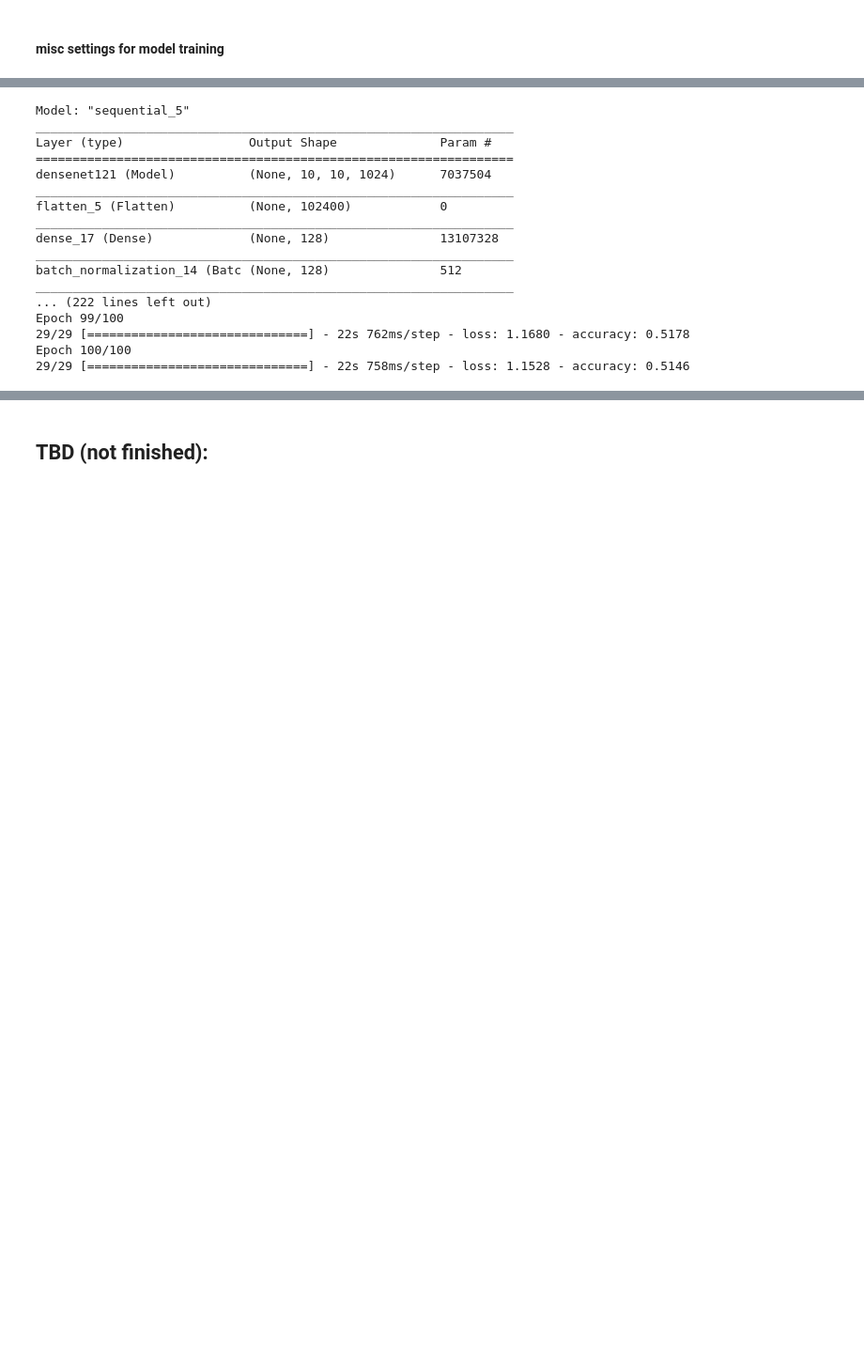
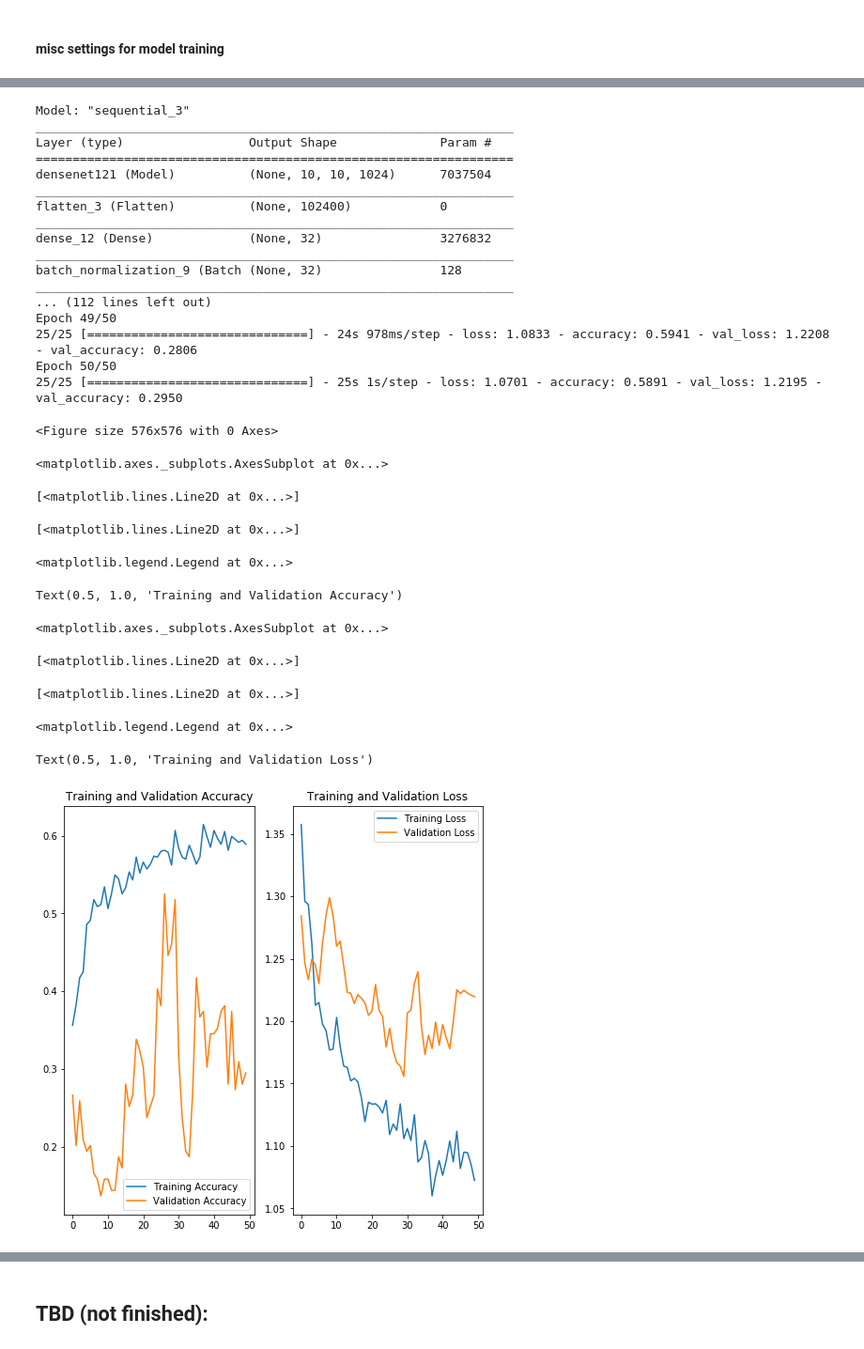
Before and after one commit to zwh42/CancerDetection, a Jupyter notebook: CancerDetection.ipynb, the cells around one changed output, grey strips where cells are left out. Shown at 94% size. Drawn from its saved outputs; the diff is of its cells as text; code cells hidden in the pictures; blank space fills up the shorter version.

```diff
--- a/CancerDetection.ipynb
+++ b/CancerDetection.ipynb
@@ -433,7 +456,6 @@ model: ./simple_cnn_model.h5 saved.
 # %%
 base_model = tf.keras.applications.DenseNet121(input_shape=(IMG_HEIGHT, IMG_WIDTH ,3), include_top=False, weights='imagenet')
-
-transfer_model = build_transfer_learning_model(base_model) # #build_model() #
+transfer_model = build_transfer_learning_model(base_model) #
 
 optimizer = Adam(
     learning_rate=0.001, epsilon=1e-07, amsgrad=False,)
@@ -450,29 +472,64 @@ d_class_weights = dict(enumerate(class_weights))
 print("class_weight: ", d_class_weights)
 
 
-history = transfer_model..fit(datagen.flow(train_X, train_Y, batch_size = 32),
-                    epochs=10, shuffle = True,
+history = transfer_model.fit(datagen.flow(train_X, train_Y, batch_size = 32),
+                    epochs=50, shuffle = True,
                     class_weight = d_class_weights,
                     callbacks = [tensorboard_callback], verbose = 1,
                     validation_data = (test_X, test_Y)
                     )
 
-transfer_model.save(os.path.join(MODEL_PATH, "transfer_learning_model.h5"))
+transfer_model.save(os.path.join(MODEL_DIR, "transfer_learning_model.h5"))
 # %% [output]
-Model: "sequential_5"
+Model: "sequential_3"
 _________________________________________________________________
 Layer (type)                 Output Shape              Param #
 =================================================================
 densenet121 (Model)          (None, 10, 10, 1024)      7037504
 _________________________________________________________________
-flatten_5 (Flatten)          (None, 102400)            0
+flatten_3 (Flatten)          (None, 102400)            0
 _________________________________________________________________
-dense_17 (Dense)             (None, 128)               13107328
+dense_12 (Dense)             (None, 32)                3276832
 _________________________________________________________________
-batch_normalization_14 (Batc (None, 128)               512
+batch_normalization_9 (Batch (None, 32)                128
 _________________________________________________________________
-... (222 lines left out)
-Epoch 99/100
-29/29 [==============================] - 22s 762ms/step - loss: 1.1680 - accuracy: 0.5178
-Epoch 100/100
-29/29 [==============================] - 22s 758ms/step - loss: 1.1528 - accuracy: 0.5146
+... (112 lines left out)
+Epoch 49/50
+25/25 [==============================] - 24s 978ms/step - loss: 1.0833 - accuracy: 0.5941 - val_loss: 1.2208 - val_accuracy: 0.2806
+Epoch 50/50
+25/25 [==============================] - 25s 1s/step - loss: 1.0701 - accuracy: 0.5891 - val_loss: 1.2195 - val_accuracy: 0.2950
+# %%
+acc = history.history['accuracy']
+val_acc = history.history['val_accuracy']
+
+loss=history.history['loss']
+val_loss=history.history['val_loss']
+
+epochs_range = range(len(acc))
+
+plt.figure(figsize=(8, 8))
+plt.subplot(1, 2, 1)
+plt.plot(epochs_range, acc, label='Training Accuracy')
+plt.plot(epochs_range, val_acc, label='Validation Accuracy')
+plt.legend(loc='lower right')
+plt.title('Training and Validation Accuracy')
+
+plt.subplot(1, 2, 2)
+plt.plot(epochs_range, loss, label='Training Loss')
+plt.plot(epochs_range, val_loss, label='Validation Loss')
+plt.legend(loc='upper right')
+plt.title('Training and Validation Loss')
+plt.show()
+# %% [output]
+<Figure size 576x576 with 0 Axes>
+<matplotlib.axes._subplots.AxesSubplot at 0x...>
+[<matplotlib.lines.Line2D at 0x...>]
+[<matplotlib.lines.Line2D at 0x...>]
+<matplotlib.legend.Legend at 0x...>
+Text(0.5, 1.0, 'Training and Validation Accuracy')
+<matplotlib.axes._subplots.AxesSubplot at 0x...>
+[<matplotlib.lines.Line2D at 0x...>]
+[<matplotlib.lines.Line2D at 0x...>]
+<matplotlib.legend.Legend at 0x...>
+Text(0.5, 1.0, 'Training and Validation Loss')
+[figure, added]
```
Also changed, not shown: parts of 26 cells of this notebook.
